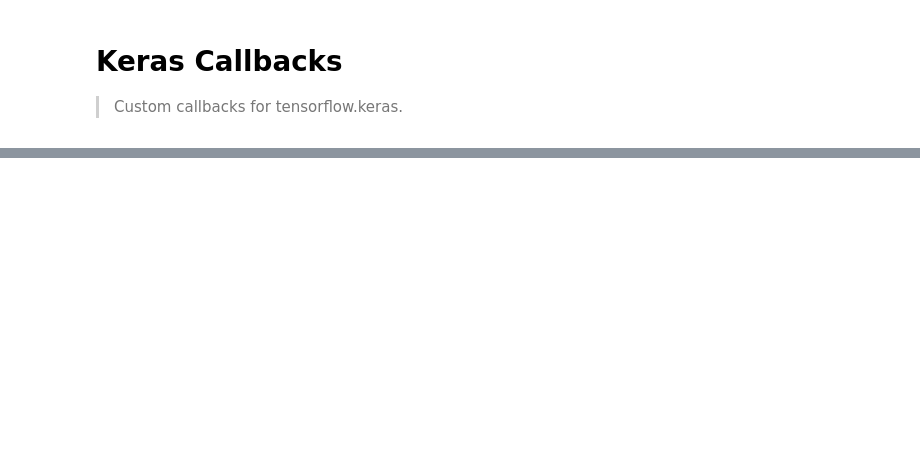
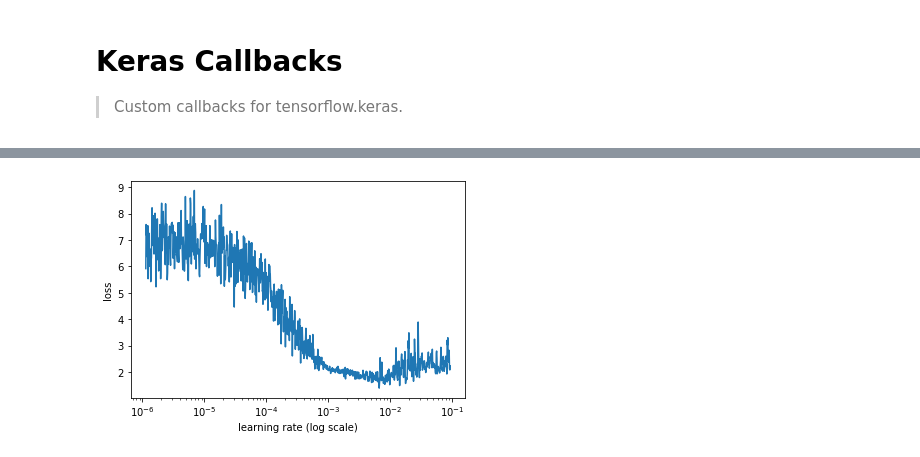
Before and after one commit to mgfrantz/AugmenTF, a Jupyter notebook: 03_keras_callbacks.ipynb, the cells around one changed output, grey strips where cells are left out. Cells and saved outputs as stored; diff of their text form; code cells hidden in the pictures; blank space fills up the shorter version.

```diff
--- a/03_keras_callbacks.ipynb
+++ b/03_keras_callbacks.ipynb
@@ -204,9 +431,7 @@ from tensorflow.keras.losses import SparseCategoricalCrossentropy
 X_train, X_test = np.expand_dims(X_train/255., -1), np.expand_dims(X_test/255., -1)
 # %%
 model = Sequential([
-    Conv2D(24, (3,3), padding='same'),
-    ReLU(),
-    BatchNormalization(),
+    Input(X_train.shape[1:]),
     Conv2D(24, (3,3), padding='same'),
     ReLU(),
     BatchNormalization(),
@@ -226,0 +455,4 @@ scheduler.plot_lrs()
+# %%
+lr_finder.plot_loss()
+# %% [output]
+[figure, added]
```
Also changed, not shown: parts of 17 cells of this notebook, 4 other files.
